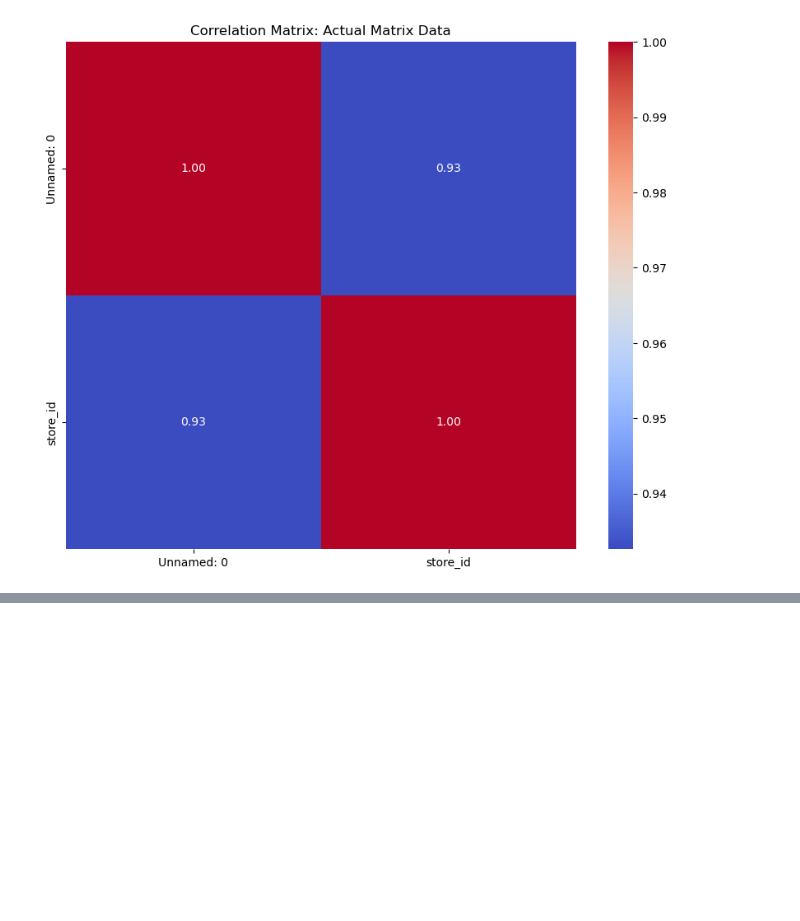
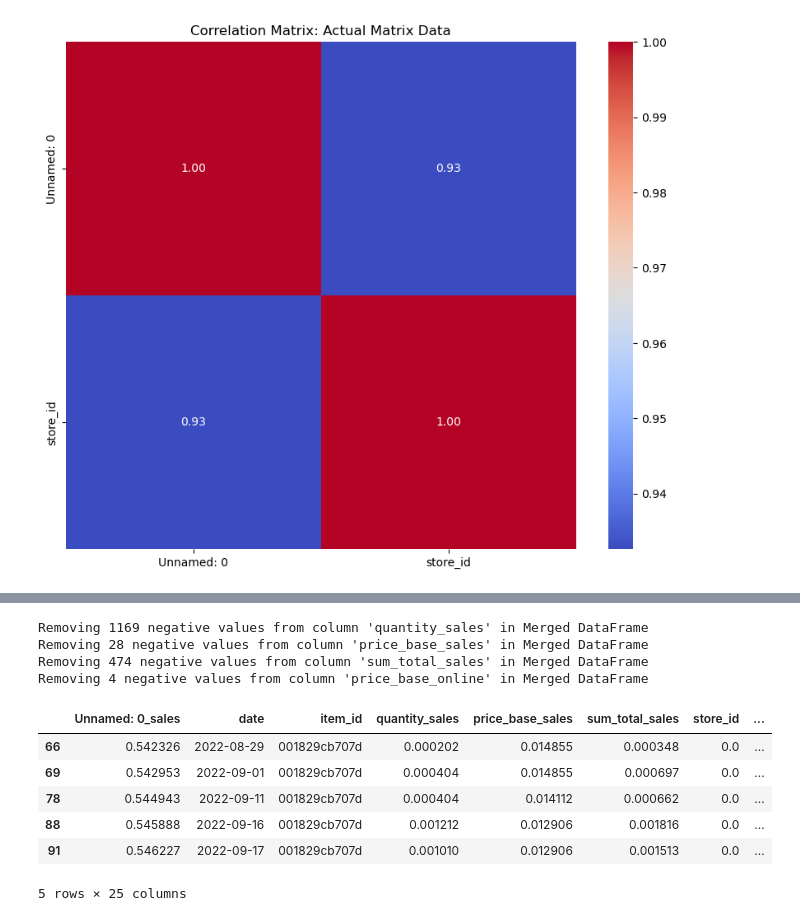
Before and after one commit to reagan-adajo/Capstone_Project, a Jupyter notebook: index.ipynb, the cells around one changed output, grey strips where cells are left out. Saved outputs shown, nothing was run; the diff lists cells and outputs as text; code cells hidden in the pictures; blank space fills up the shorter version.

```diff
--- a/index.ipynb
+++ b/index.ipynb
@@ -657,0 +325,40 @@ MemoryError:
+# %%
+# Remove rows with negative values in numerical columns
+def remove_negative_values(df, dataset_name):
+    numerical_columns = df.select_dtypes(include=['float64', 'int64']).columns
+    for col in numerical_columns:
+        negative_count = (df[col] < 0).sum()
+        if negative_count > 0:
+            print(f"Removing {negative_count} negative values from column '{col}' in {dataset_name}")
+            df = df[df[col] >= 0]
+    return df
+
+# Clean
+merged_df = remove_negative_values(merged_df, "Merged DataFrame")
+# %% [output]
+Removing 1169 negative values from column 'quantity_sales' in Merged DataFrame
+Removing 28 negative values from column 'price_base_sales' in Merged DataFrame
+Removing 474 negative values from column 'sum_total_sales' in Merged DataFrame
+Removing 4 negative values from column 'price_base_online' in Merged DataFrame
+# %%
+from sklearn.preprocessing import MinMaxScaler
+
+# Select numerical columns
+numerical_columns = merged_df.select_dtypes(include=['float64', 'int64']).columns
+
+# Initialize MinMaxScaler
+scaler = MinMaxScaler()
+
+# Scale numerical columns
+merged_df[numerical_columns] = scaler.fit_transform(merged_df[numerical_columns])
+
+# Display the first few rows of the scaled dataframe
+merged_df.head()
+# %% [output]
+|  | Unnamed: 0_sales | date | item_id | quantity_sales | price_base_sales | sum_total_sales | store_id | ... |
+| 66 | 0.542326 | 2022-08-29 | 001829cb707d | 0.000202 | 0.014855 | 0.000348 | 0.0 | ... |
+| 69 | 0.542953 | 2022-09-01 | 001829cb707d | 0.000404 | 0.014855 | 0.000697 | 0.0 | ... |
+| 78 | 0.544943 | 2022-09-11 | 001829cb707d | 0.000404 | 0.014112 | 0.000662 | 0.0 | ... |
+| 88 | 0.545888 | 2022-09-16 | 001829cb707d | 0.001212 | 0.012906 | 0.001816 | 0.0 | ... |
+| 91 | 0.546227 | 2022-09-17 | 001829cb707d | 0.001010 | 0.012906 | 0.001513 | 0.0 | ... |
+5 rows × 25 columns
```
Also changed, not shown: parts of 19 cells of this notebook, 1 other file.
